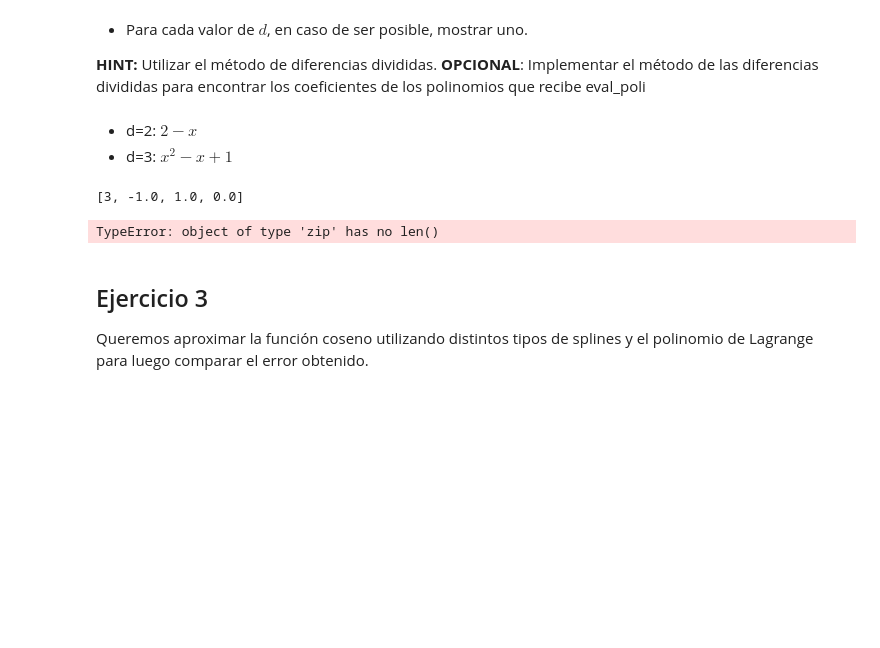
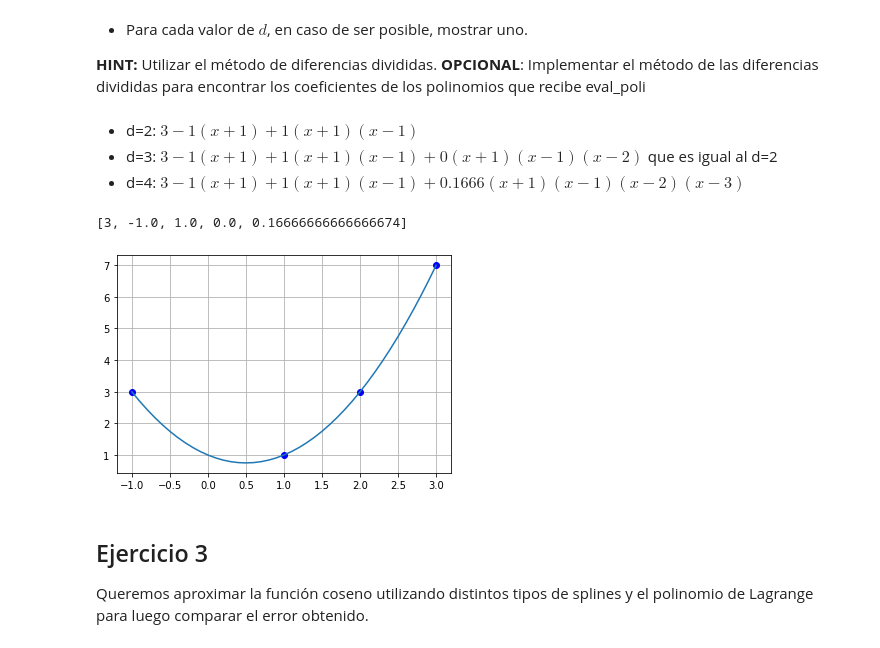
Before and after one commit to fzanollo/metodos-num, a Jupyter notebook: talleres/taller3.ipynb, the cells around one changed output. Cells and saved outputs as stored; diff of their text form; code cells hidden in the pictures; blank space fills up the shorter version.

```diff
--- a/talleres/taller3.ipynb
+++ b/talleres/taller3.ipynb
@@ -74,12 +74,13 @@ Para d = 4, tomando otro punto, se puede armar un polinomio interpolante entre e
 * Para cada valor de $d$, en caso de ser posible, mostrar uno.
 
 **HINT:** Utilizar el método de diferencias divididas. **OPCIONAL**: Implementar el método de las diferencias divididas para encontrar los coeficientes de los polinomios que recibe eval_poli
-# %% [markdown]
-* d=2: $2-x$
-* d=3: $x^2-x+1$
+# %% [markdown]
+* d=2: $3 - 1 (x+1) + 1 (x+1)(x-1)$
+* d=3: $3 - 1 (x+1) + 1 (x+1)(x-1) + 0 (x+1)(x-1)(x-2)$ que es igual al d=2
+* d=4: $3 - 1 (x+1) + 1 (x+1)(x-1) + 0.1666(x+1)(x-1)(x-2)(x-3)$
 # %%
-x = [-1, 1, 2, 3]
-y = [3, 1, 3, 7]
+x = [-1, 1, 2, 3, 0]
+y = [3, 1, 3, 7, 0]
 
 def get_coef(x, y):
     coefs = y.copy()
@@ -91,33 +92,39 @@ def get_coef(x, y):
 
 get_coef(x,y)
 # %% [output]
-[3, -1.0, 1.0, 0.0]
+[3, -1.0, 1.0, 0.0, 0.16666666666666674]
 # %%
 %matplotlib inline
 import numpy as np
 import matplotlib.pyplot as plt
 
 
-def eval_poli(xnew, coef, x):
-    '''
-    Evalua xnew en un polinomio de grado d encontrado
-    '''
-    return None
+def eval_poli(xnew, coefs, x):
+    evals = []
+    for x_val in xnew:
+        res = 0
+        for k, coef in enumerate(coefs):
+            parcial = 1
+            for i in range(k):
+                parcial *= (x_val - x[i])
+            res += coef * parcial
+        evals.append(res)
+    return evals
 
 
 x = np.array([-1, 1, 2, 3])
 y = np.array([ 3, 1, 3, 7])
 
 # Mostrar el polinomio encontrado para cada d
 coef = get_coef(x,y)
 xnew = np.linspace(np.min(x), np.max(x), num=41, endpoint=True)
 ynew = eval_poli(xnew, coef, x)
 
 plt.plot(x,y,'bo')
 plt.plot(xnew, ynew)
 plt.grid()
 # %% [output]
-TypeError: object of type 'zip' has no len()
+[figure, added]
 # %% [markdown]
 ## Ejercicio 3
 
```
Also changed, not shown: parts of 7 cells of this notebook.
